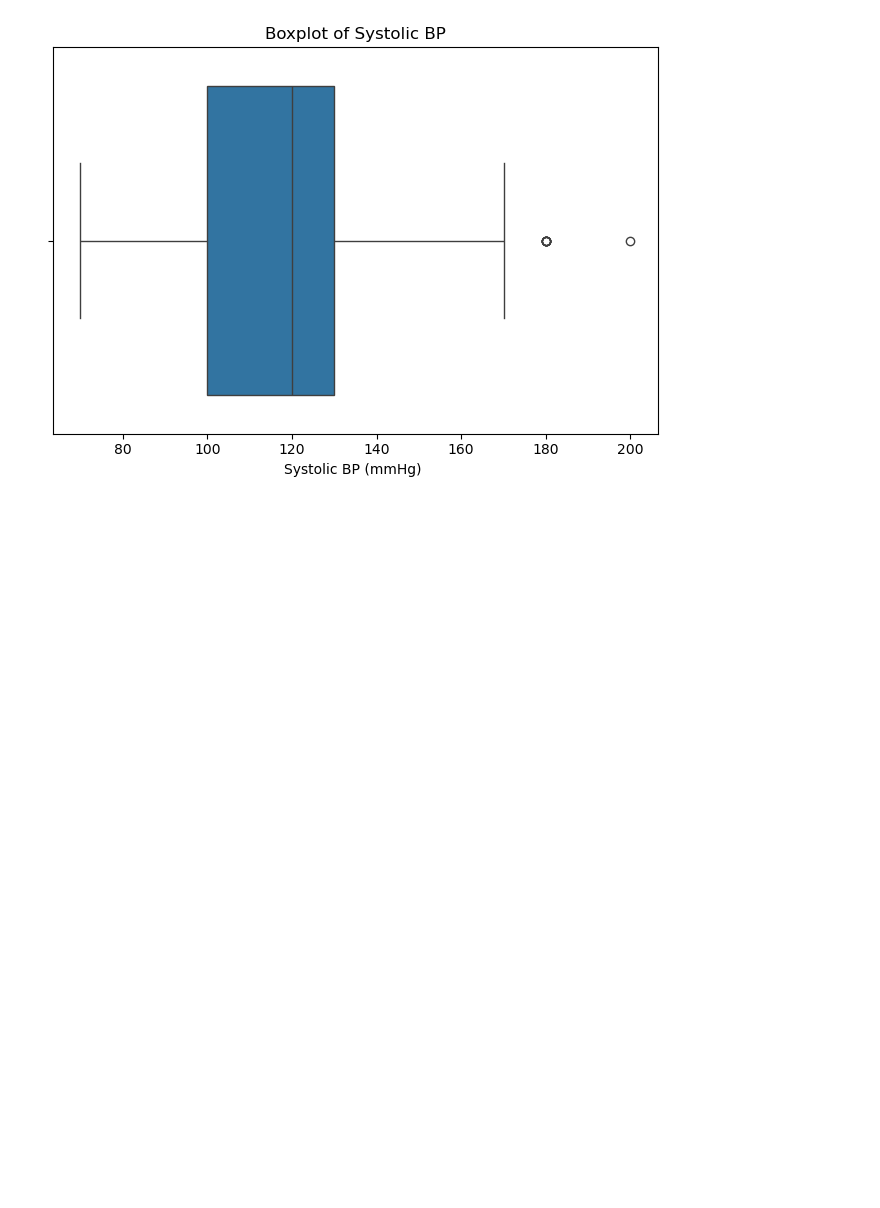
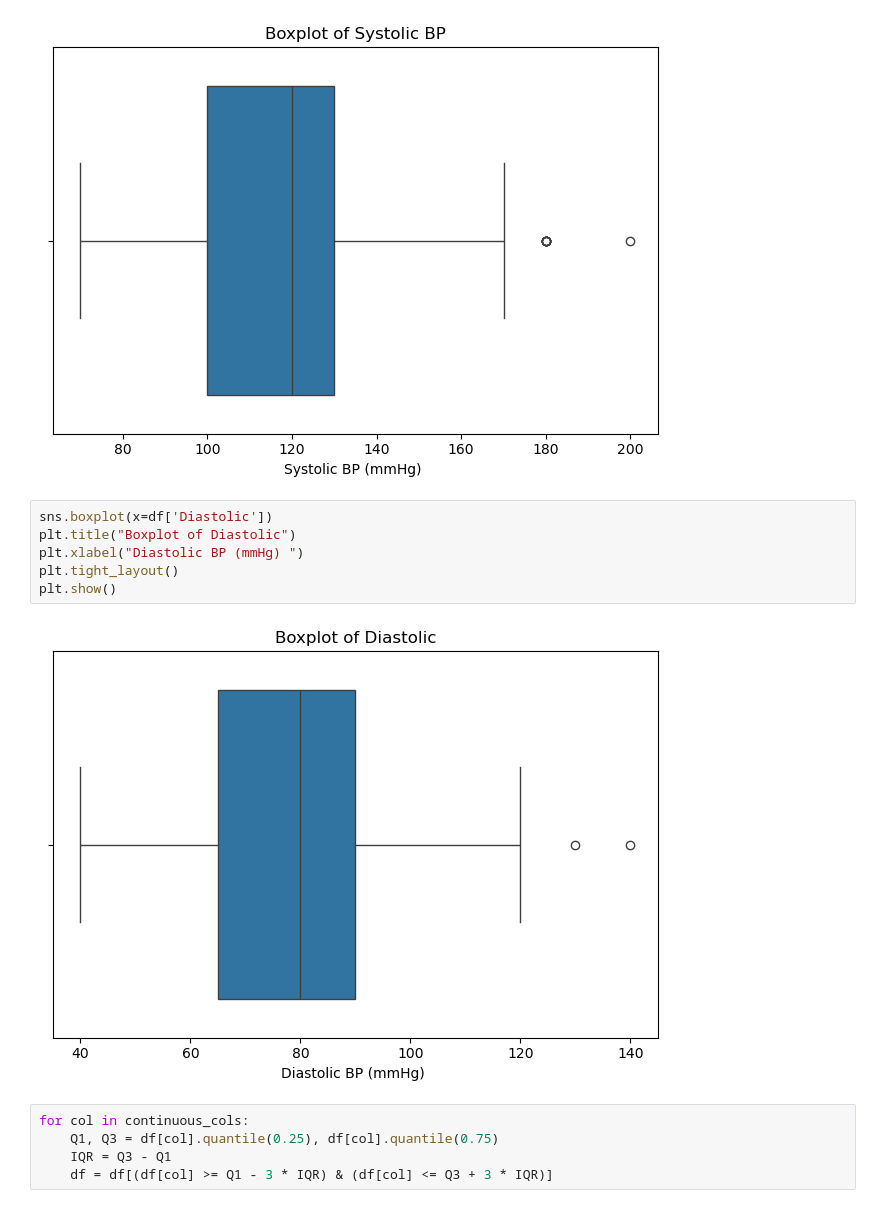
Before and after one commit to 123Gracy123/H.E.A.R.T-, a Jupyter notebook: HEART.ipynb, the cells around one changed output. Cells and saved outputs as stored; diff of their text form; blank space fills up the shorter version.

```diff
--- a/HEART.ipynb
+++ b/HEART.ipynb
@@ -77,3 +77,16 @@ plt.tight_layout()
 plt.show()
 # %% [output]
 [figure]
+# %%
+sns.boxplot(x=df['Diastolic'])
+plt.title("Boxplot of Diastolic")
+plt.xlabel("Diastolic BP (mmHg) ")
+plt.tight_layout()
+plt.show()
+# %% [output]
+[figure, added]
+# %%
+for col in continuous_cols:
+    Q1, Q3 = df[col].quantile(0.25), df[col].quantile(0.75)
+    IQR = Q3 - Q1
+    df = df[(df[col] >= Q1 - 3 * IQR) & (df[col] <= Q3 + 3 * IQR)]
```
Also changed, not shown: parts of 10 cells of this notebook.
